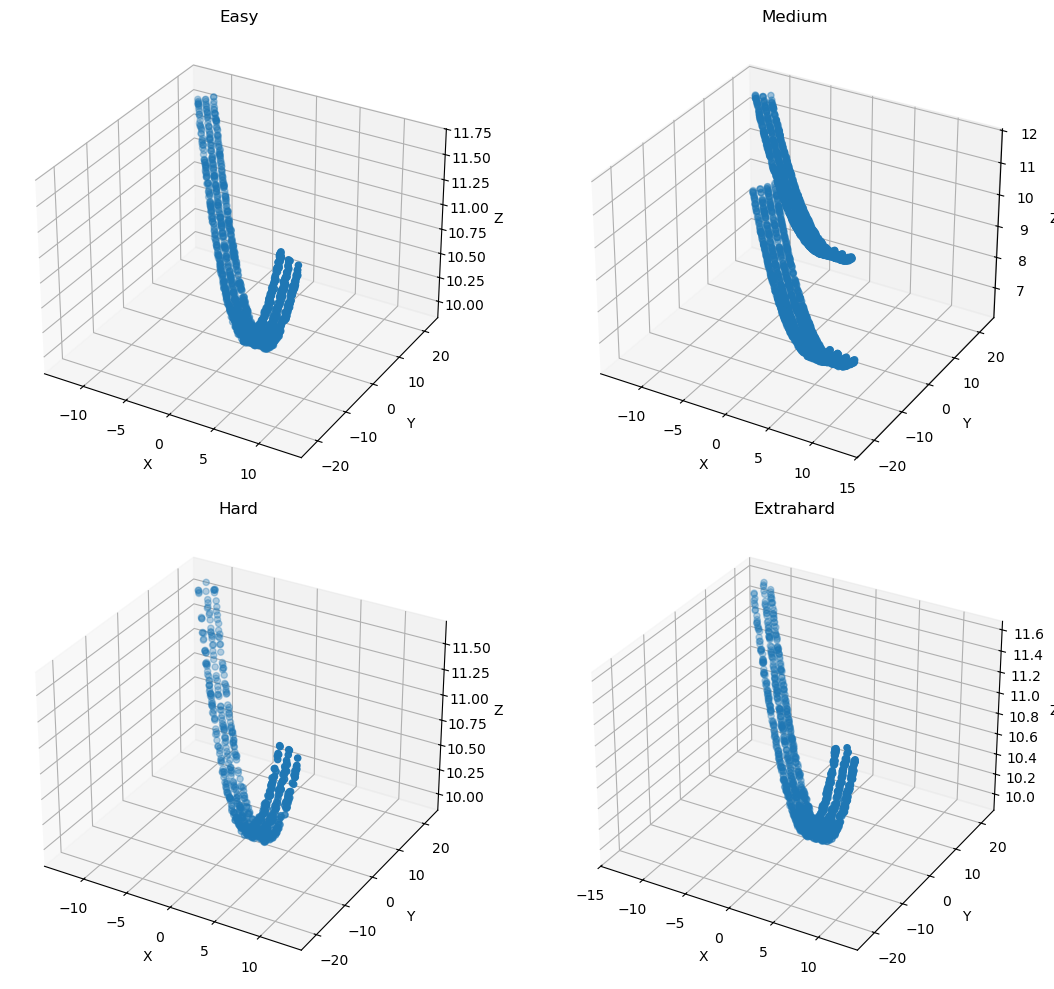
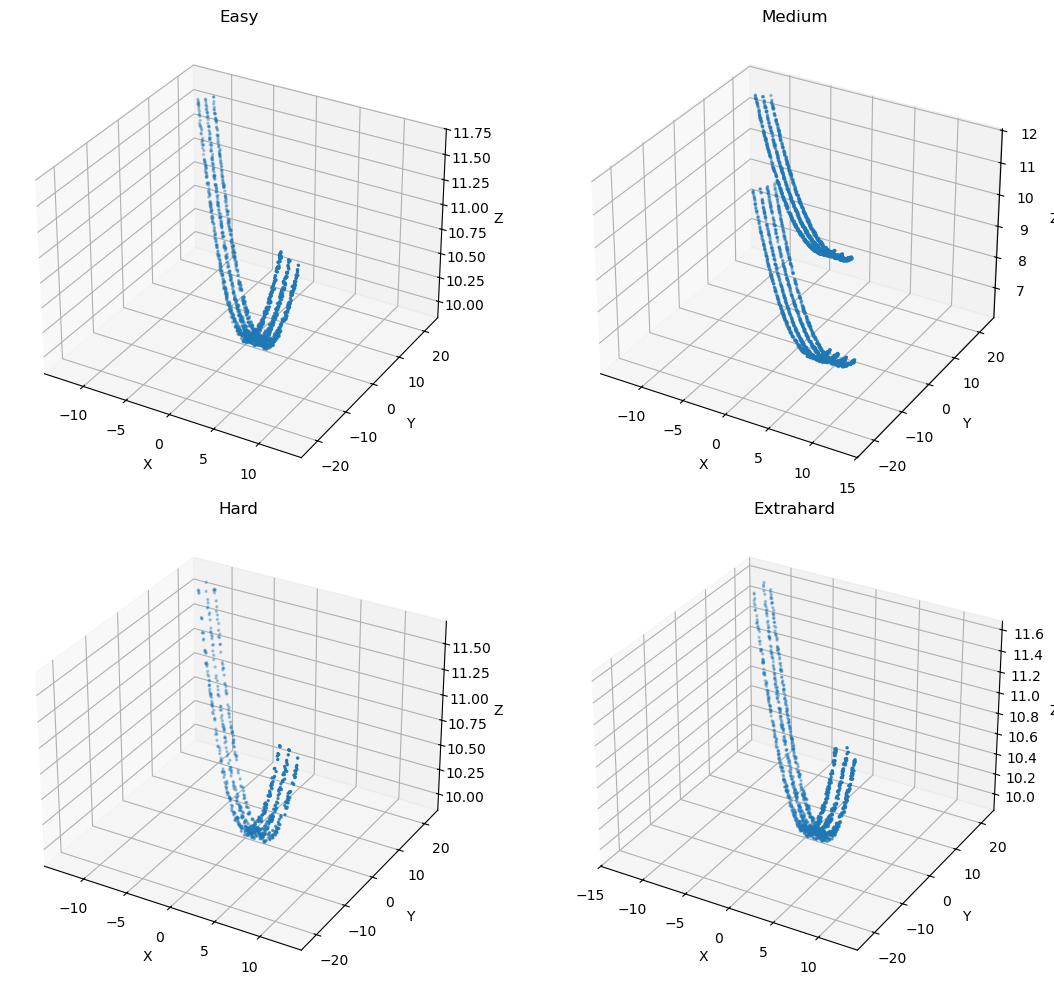
Unified diff of the notebook cell whose output changed from the first chart to the second:
--- before
+++ after
@@ -1,12 +1,9 @@
-difficulties = ["easy","medium","hard","extrahard"]
-data_files = [f"lidar_cable_points_{dif}.parquet" for dif in difficulties]
-
+# Print the points in 3D
 fig = plt.figure(figsize=(12,10))
 
-
-for i, diff in enumerate(difficulties):
+for i, diff in enumerate(DIFFICULTIES):
     ax = fig.add_subplot(2,2,i+1,projection="3d")
-    data = pd.read_parquet(f"../data/lidar_cable_points_{diff}.parquet", "auto")
-    ax.scatter(data["x"], data["y"], data["z"])
+    data = read_dataset(diff)
+    ax.scatter(data["x"], data["y"], data["z"], s = 2)
     ax.set_title(diff.capitalize())
     ax.set_xlabel("X")

Commit: Update notebook 01